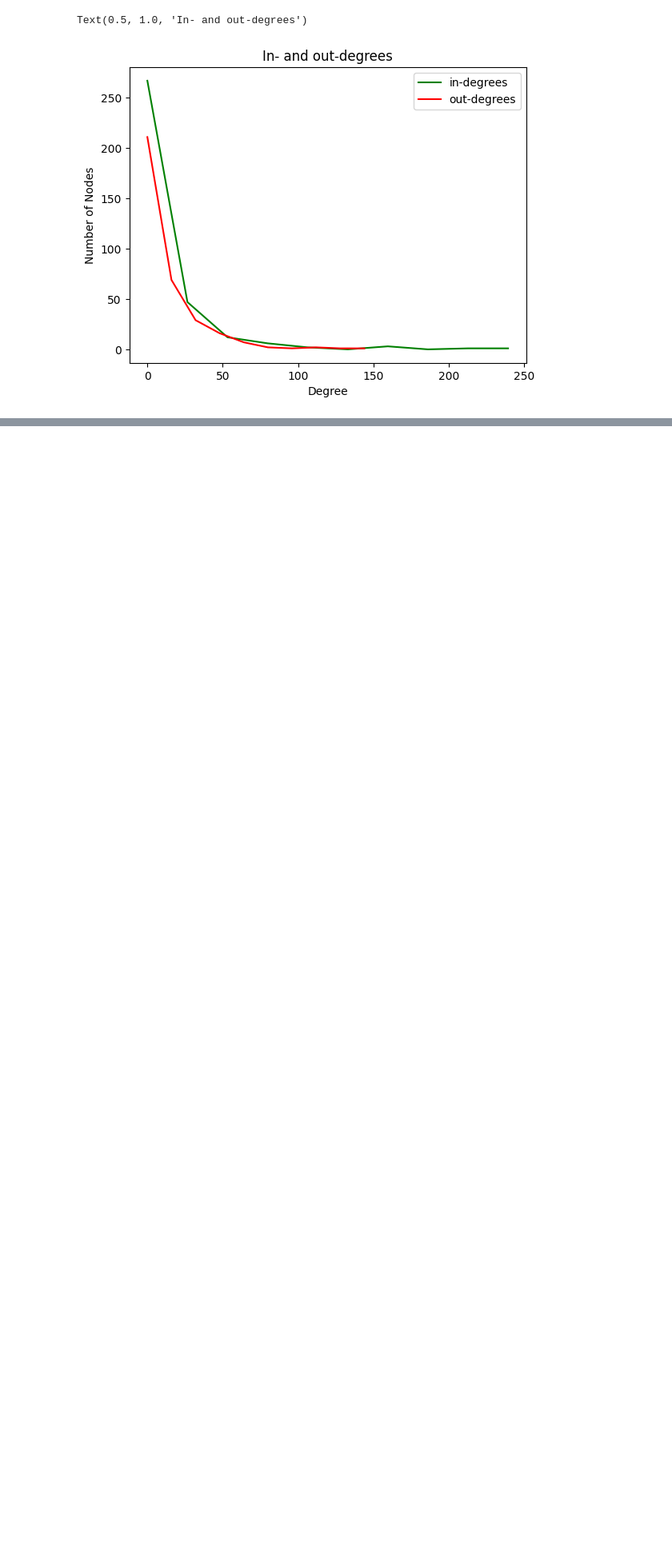
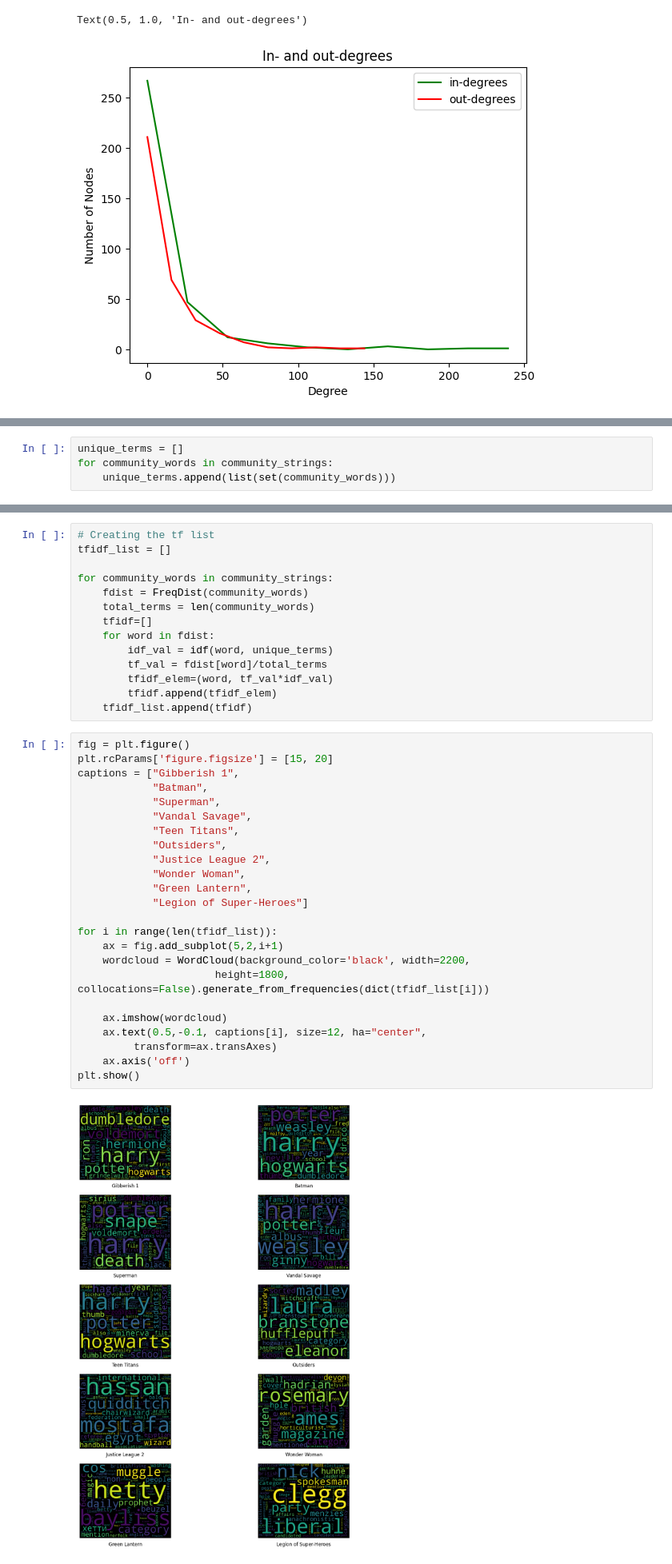
Before and after one commit to pete414n/02805SG, a Jupyter notebook: project/Graph.ipynb, the cells around one changed output, grey strips where cells are left out. Shown at 80% size. Cells and saved outputs as stored; diff of their text form; blank space fills up the shorter version.

```diff
--- a/project/Graph.ipynb
+++ b/project/Graph.ipynb
@@ -87,0 +229,4 @@ Text(0.5, 1.0, 'In- and out-degrees')
+# %%
+unique_terms = []
+for community_words in community_strings:
+    unique_terms.append(list(set(community_words)))
@@ -87,0 +242,40 @@ Text(0.5, 1.0, 'In- and out-degrees')
+# %%
+# Creating the tf list
+tfidf_list = []
+
+for community_words in community_strings:
+    fdist = FreqDist(community_words)
+    total_terms = len(community_words)
+    tfidf=[]
+    for word in fdist:
+        idf_val = idf(word, unique_terms)
+        tf_val = fdist[word]/total_terms
+        tfidf_elem=(word, tf_val*idf_val)
+        tfidf.append(tfidf_elem)
+    tfidf_list.append(tfidf)
+# %%
+fig = plt.figure()
+plt.rcParams['figure.figsize'] = [15, 20]
+captions = ["Gibberish 1",
+            "Batman",
+            "Superman",
+            "Vandal Savage",
+            "Teen Titans",
+            "Outsiders",
+            "Justice League 2",
+            "Wonder Woman",
+            "Green Lantern",
+            "Legion of Super-Heroes"]
+
+for i in range(len(tfidf_list)):
+    ax = fig.add_subplot(5,2,i+1)
+    wordcloud = WordCloud(background_color='black', width=2200,
+                      height=1800, collocations=False).generate_from_frequencies(dict(tfidf_list[i]))
+
+    ax.imshow(wordcloud)
+    ax.text(0.5,-0.1, captions[i], size=12, ha="center",
+         transform=ax.transAxes)
+    ax.axis('off')
+plt.show()
+# %% [output]
+[figure, added]
```
Also changed, not shown: parts of 9 cells of this notebook, 1 other file.
